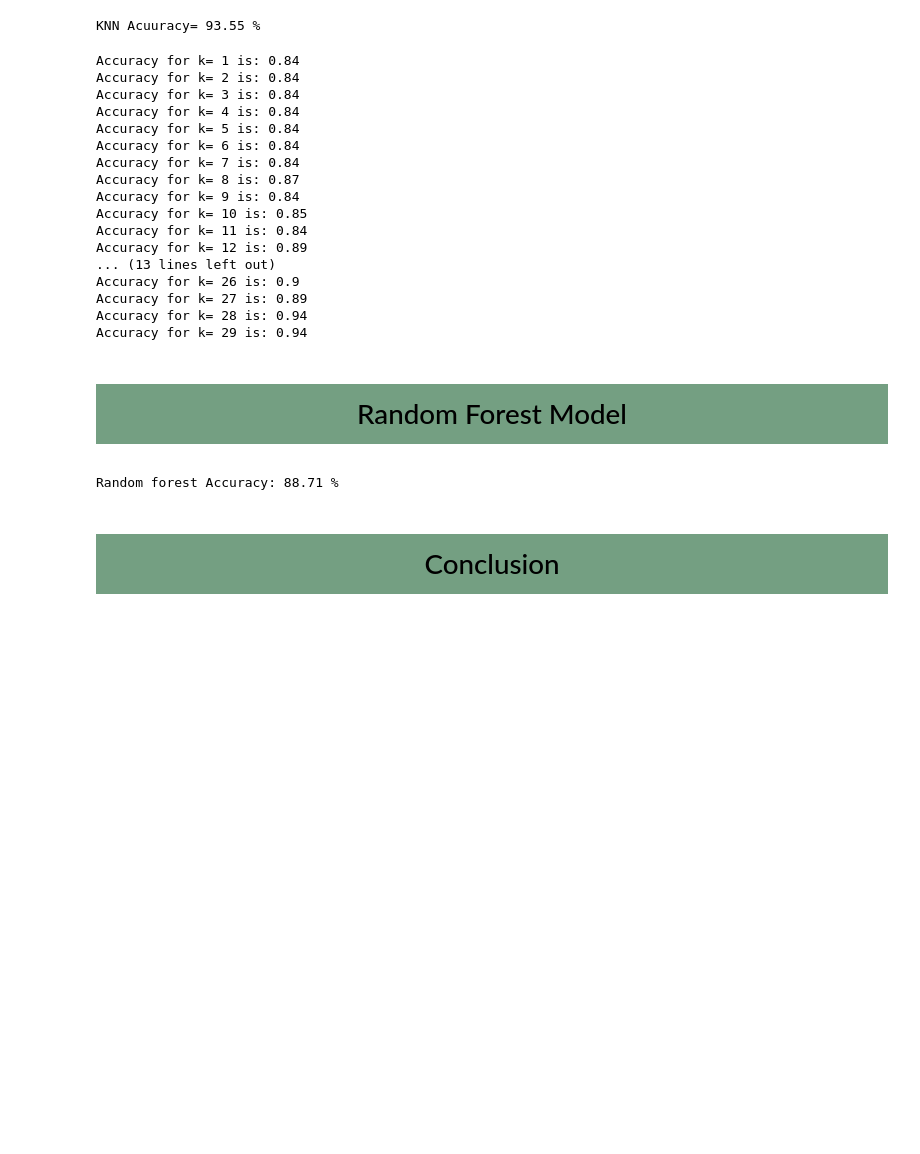
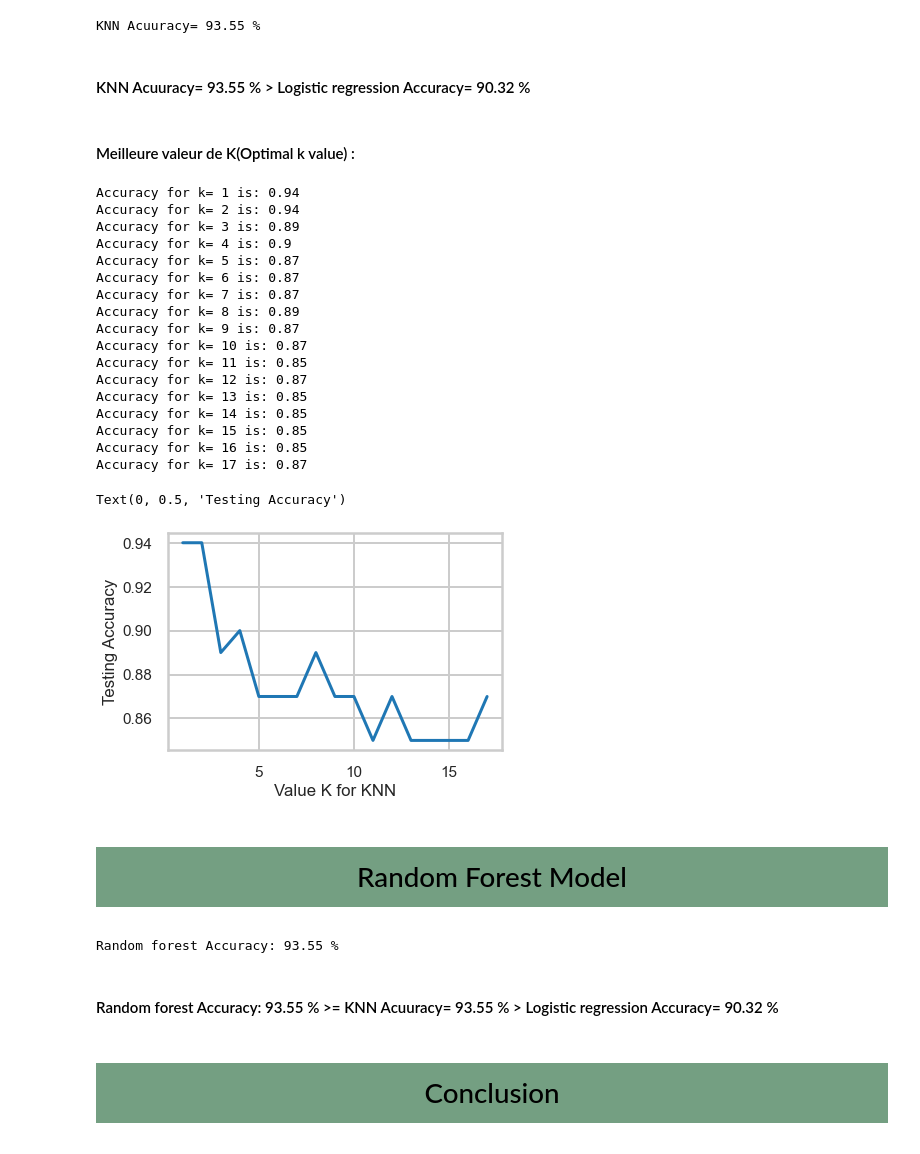
Before and after one commit to Moses1959/Lung-cancer-prediction-with-ML, a Jupyter notebook: Lung cancer prediction with ML.ipynb, the cells around one changed output. Drawn from its saved outputs; the diff is of its cells as text; code cells hidden in the pictures; blank space fills up the shorter version.

```diff
--- a/Lung cancer prediction with ML.ipynb
+++ b/Lung cancer prediction with ML.ipynb
@@ -509,33 +516,44 @@ y_pred=knn.predict(x_test)  #Testing
 print('KNN Acuuracy=',round(accuracy_score(y_pred,y_test),4)*100,"%")
 # %% [output]
 KNN Acuuracy= 93.55 %
+# %% [markdown]
+####  KNN Acuuracy= 93.55 %    >    Logistic regression Accuracy= 90.32 %
+# %% [markdown]
+#### Meilleure valeur de K(Optimal k value) :
 # %%
-n_neighbors=30
+n_neighbors=18
 scores=[]
-for k in range(1,30):
-    knn=KNeighborsClassifier(n_neighbors-k)
+for k in range(1,18):
+    knn=KNeighborsClassifier(n_neighbors=k)
     knn.fit(x_train,y_train)
     y_pred=knn.predict(x_test)
     print('Accuracy for k=',k,'is:',round(accuracy_score(y_pred,y_test),2))
     scores.append(round(accuracy_score(y_pred,y_test),2))
 # %% [output]
-Accuracy for k= 1 is: 0.84
-Accuracy for k= 2 is: 0.84
-Accuracy for k= 3 is: 0.84
-Accuracy for k= 4 is: 0.84
-Accuracy for k= 5 is: 0.84
-Accuracy for k= 6 is: 0.84
-Accuracy for k= 7 is: 0.84
-Accuracy for k= 8 is: 0.87
-Accuracy for k= 9 is: 0.84
-Accuracy for k= 10 is: 0.85
-Accuracy for k= 11 is: 0.84
-Accuracy for k= 12 is: 0.89
-... (13 lines left out)
-Accuracy for k= 26 is: 0.9
-Accuracy for k= 27 is: 0.89
-Accuracy for k= 28 is: 0.94
-Accuracy for k= 29 is: 0.94
+Accuracy for k= 1 is: 0.94
+Accuracy for k= 2 is: 0.94
+Accuracy for k= 3 is: 0.89
+Accuracy for k= 4 is: 0.9
+Accuracy for k= 5 is: 0.87
+Accuracy for k= 6 is: 0.87
+Accuracy for k= 7 is: 0.87
+Accuracy for k= 8 is: 0.89
+Accuracy for k= 9 is: 0.87
+Accuracy for k= 10 is: 0.87
+Accuracy for k= 11 is: 0.85
+Accuracy for k= 12 is: 0.87
+Accuracy for k= 13 is: 0.85
+Accuracy for k= 14 is: 0.85
+Accuracy for k= 15 is: 0.85
+Accuracy for k= 16 is: 0.85
+Accuracy for k= 17 is: 0.87
+# %%
+plt.plot(range(1,18),scores)
+plt.xlabel('Value K for KNN')
+plt.ylabel('Testing Accuracy')
+# %% [output]
+Text(0, 0.5, 'Testing Accuracy')
+[figure, added]
 # %% [markdown]
 <a id="17"></a>
 # <p style="padding:10px;background-color:#749F82;margin:0;color:black;font-family:newtimeroman;font-size:100%;text-align:center;border-radius: 15px 50px;overflow:hidden;font-weight:500">Random Forest Model</p>
@@ -545,7 +563,9 @@ clf.fit(x_train, y_train)  #Training our model
 y_pred=clf.predict(x_test)  #testing our model
 print("Random forest Accuracy:", round(metrics.accuracy_score(y_test, y_pred),4)*100,"%")  #Measuring the accuracy of our model
 # %% [output]
-Random forest Accuracy: 88.71 %
+Random forest Accuracy: 93.55 %
+# %% [markdown]
+####  Random forest Accuracy: 93.55 % >=  KNN Acuuracy= 93.55 %    >    Logistic regression Accuracy= 90.32 %
 # %% [markdown]
 <a id="18"></a>
 # <p style="padding:10px;background-color:#749F82;margin:0;color:black;font-family:newtimeroman;font-size:100%;text-align:center;border-radius: 15px 50px;overflow:hidden;font-weight:500">Conclusion</p>
```
Also changed, not shown: parts of 5 cells of this notebook.
